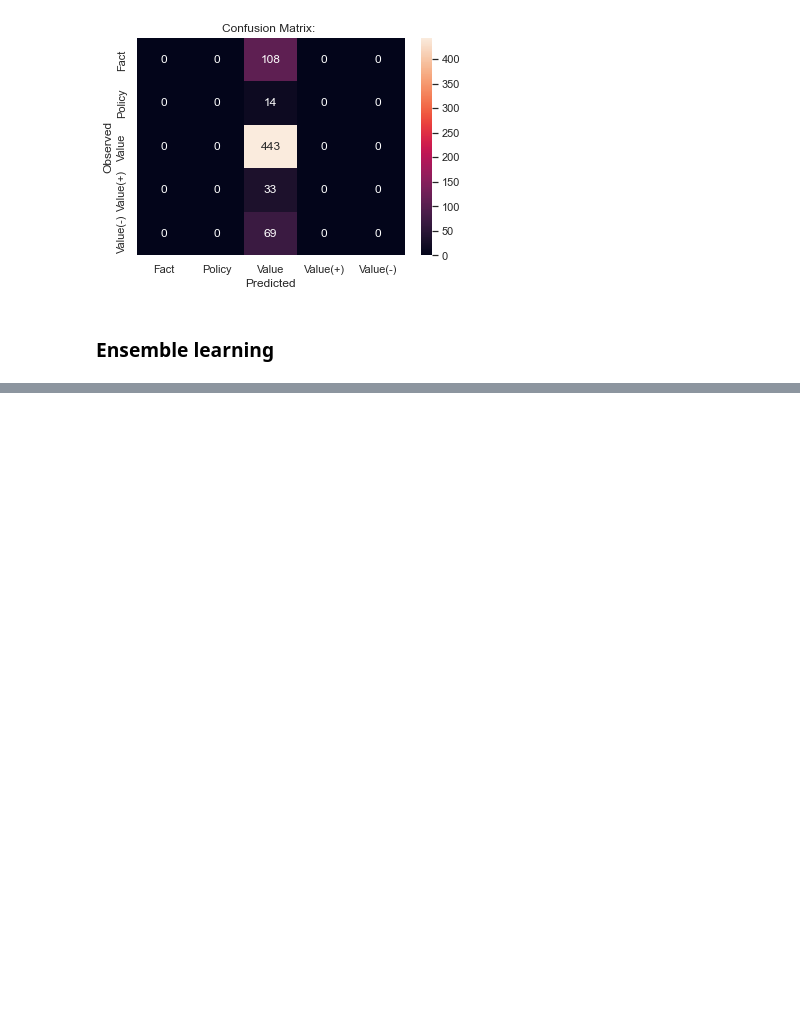
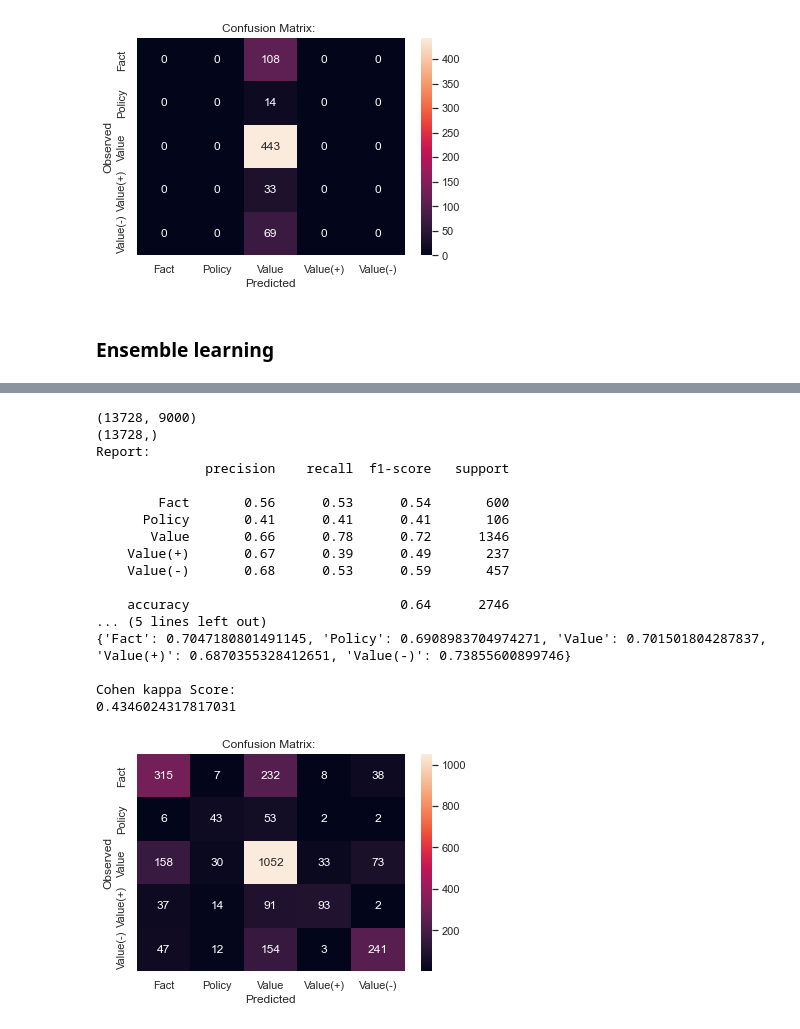
Before and after one commit to claramoreirag/FEUP-NLP, a Jupyter notebook: adu-classifier.ipynb, the cells around one changed output, grey strips where cells are left out. Drawn from its saved outputs; the diff is of its cells as text; code cells hidden in the pictures; blank space fills up the shorter version.

Commit message:
voting classifier

```diff
--- a/adu-classifier.ipynb
+++ b/adu-classifier.ipynb
@@ -1868,0 +1868,29 @@ NameError: name 'eclf' is not defined
+# %%
+X_train, X_test, y_train, y_test = split(corpusClean, cleandf)
+clf1 = LogisticRegression(multi_class='multinomial', random_state=1)
+clf2 = RandomForestClassifier(n_estimators=50, random_state=1)
+clf3 = GaussianNB()
+eclf = VotingClassifier(estimators=[
+        ('lr', clf1), ('rf', clf2), ('gnb', clf3)], voting='hard')
+eclf = eclf.fit(X_train, y_train)
+pred = eclf.predict(X_test)
+evaluation(pred)
+# %% [output]
+(13728, 9000)
+(13728,)
+Report:
+              precision    recall  f1-score   support
+
+        Fact       0.56      0.53      0.54       600
+      Policy       0.41      0.41      0.41       106
+       Value       0.66      0.78      0.72      1346
+    Value(+)       0.67      0.39      0.49       237
+    Value(-)       0.68      0.53      0.59       457
+
+    accuracy                           0.64      2746
+... (5 lines left out)
+{'Fact': 0.7047180801491145, 'Policy': 0.6908983704974271, 'Value': 0.701501804287837, 'Value(+)': 0.6870355328412651, 'Value(-)': 0.73855600899746}
+
+Cohen kappa Score:
+0.4346024317817031
+[figure, added]
```
Also changed, not shown: parts of 10 cells of this notebook.
